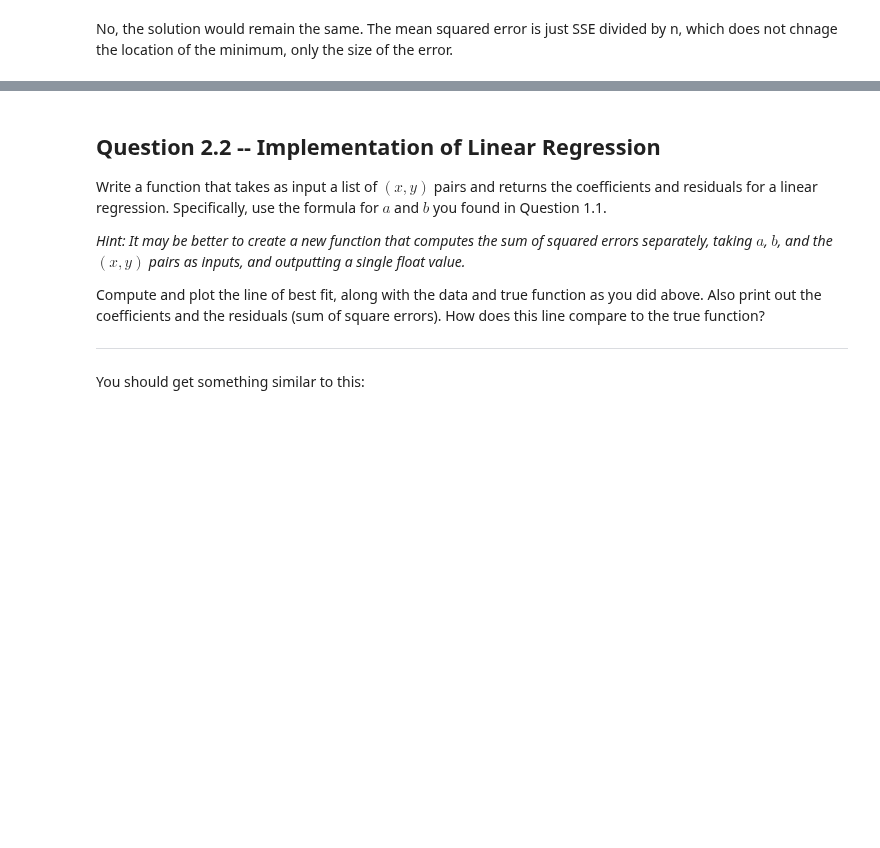
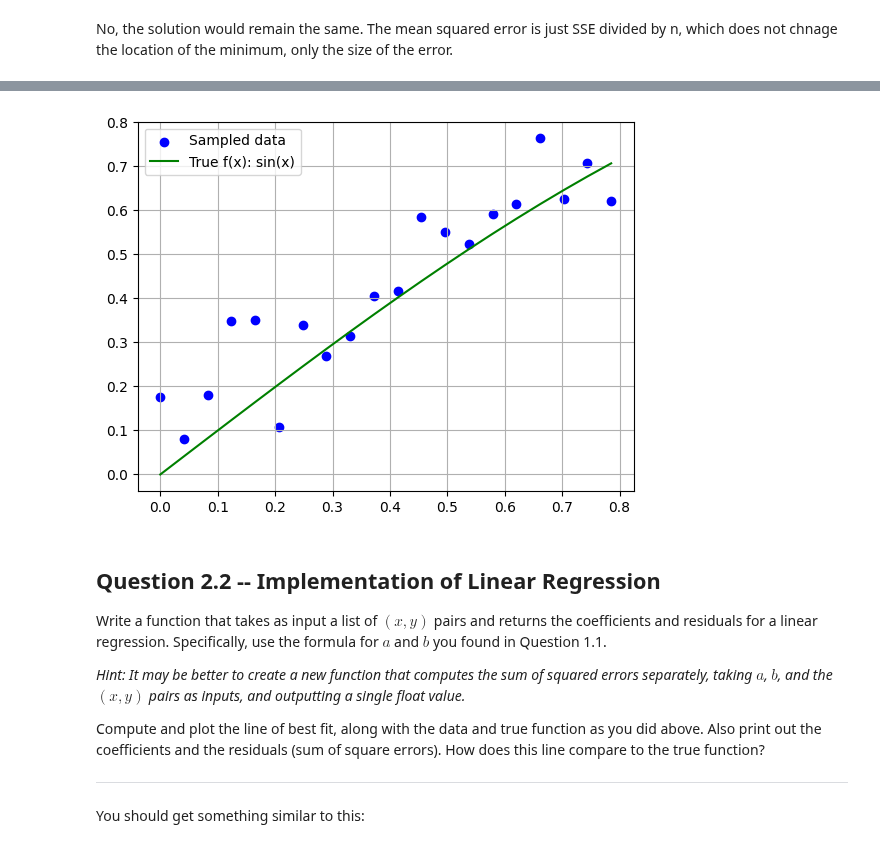
Before and after one commit to kamillaknudsen/tmdl, a Jupyter notebook: TMDL_2024_25_Assignment_1,_Qs_only.ipynb, the cells around one changed output, grey strips where cells are left out. Drawn from its saved outputs; the diff is of its cells as text; code cells hidden in the pictures; blank space fills up the shorter version.

```diff
--- a/TMDL_2024_25_Assignment_1,_Qs_only.ipynb
+++ b/TMDL_2024_25_Assignment_1,_Qs_only.ipynb
@@ -71,29 +71,33 @@ Your results should look something like this:
 # %%
 import numpy as np
 import matplotlib.pyplot as plt
 
-# np.random.seed(0)
+np.random.seed(0)
 
 def generate_sin(x, epsilon):
     # TODO: your code here
-    return func
+    noise = np.random.normal(0, epsilon, size = len(x))
+    return np.sin(x) + noise
 
-n_samples = ...
+n_samples = 20
+epsilon = 0.1
 
 # TODO: create noisy function
-x = ...
-y = generate_sin(x, ...)
+x = np.linspace(0, np.pi/4, n_samples)
+y = generate_sin(x, epsilon)
 
 # TODO: create true function
-x_pure = ...
-y_pure = ...
+x_pure = np.linspace(0, np.pi/4, n_samples)
+y_pure = np.sin(x_pure)
 
 # TODO: plot data, line
-plt.scatter(x,y, label=...)
-plt.plot(x_pure, y_pure, label=...)
+plt.scatter(x,y, label='Sampled data', color='blue')
+plt.plot(x_pure, y_pure, label='True f(x): sin(x)', color='green')
 plt.grid()
 plt.legend()
 plt.show()
+# %% [output]
+[figure, added]
 # %% [markdown]
 ## Question 2.2 -- Implementation of Linear Regression
 
```
